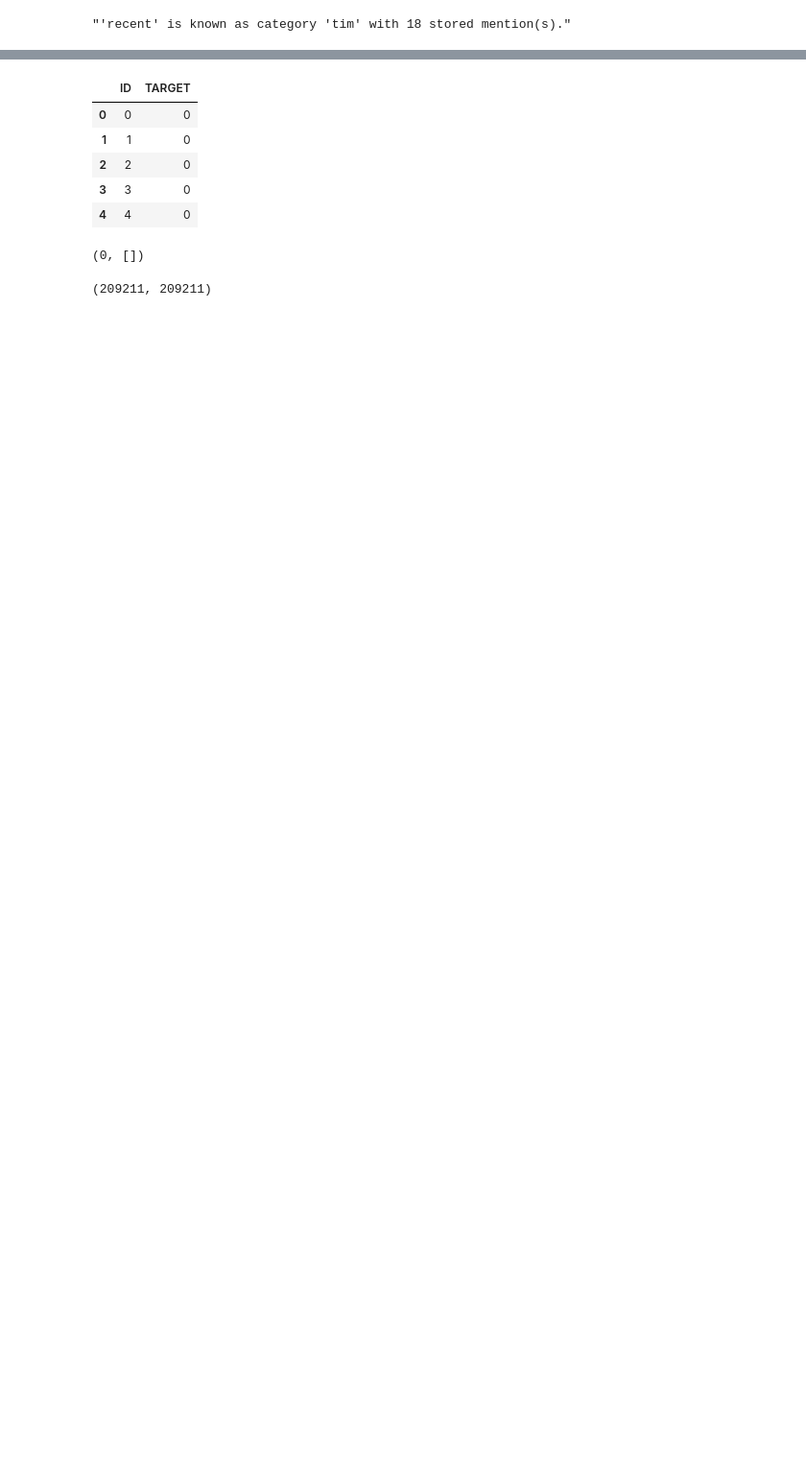
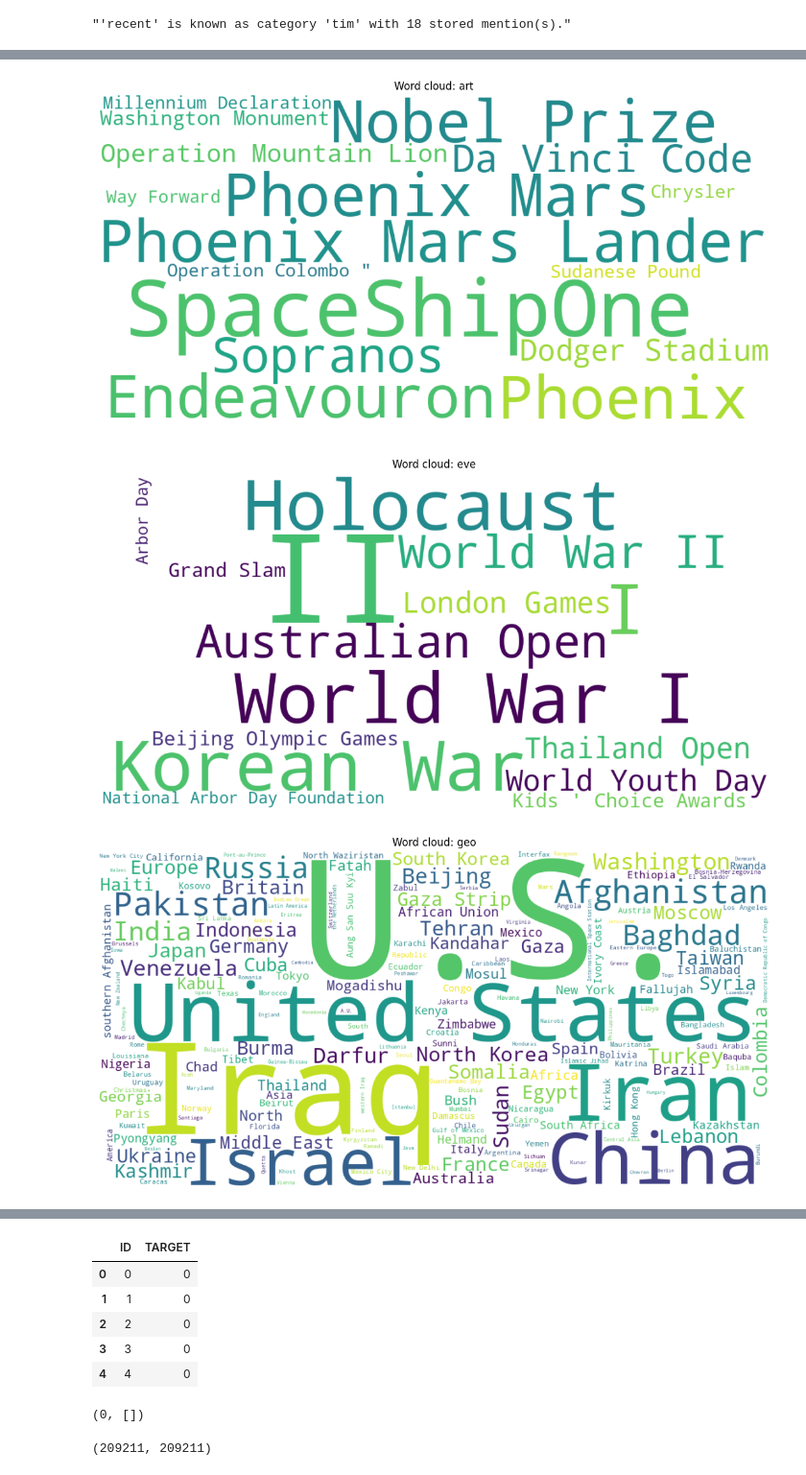
Before and after one commit to DanTimson/IAD25-ML-NLP-lab, a Jupyter notebook: notebooks/solution.ipynb, the cells around one changed output, grey strips where cells are left out. Shown at 96% size. Drawn from its saved outputs; the diff is of its cells as text; code cells hidden in the pictures; blank space fills up the shorter version.

```diff
--- a/notebooks/solution.ipynb
+++ b/notebooks/solution.ipynb
@@ -337,7 +466,11 @@ That tradition has grown in popularity in recent (tim) years , driven in part by
 # %%
-# for cat in sorted(store.categories):
-#     plot_category_wordcloud(
-#         store,
-#         cat,
-#         save_path=os.path.join(FIG_DIR, f"wordcloud_{cat}.png"),
-#     )
+for cat in sorted(store.categories):
+    plot_category_wordcloud(
+        store,
+        cat,
+        save_path=os.path.join(FIG_DIR, f"wordcloud_{cat}.png"),
+    )
+# %% [output]
+[figure, added]
+[figure, added]
+[figure, added]
```
Also changed, not shown: parts of 37 cells of this notebook, 22 other files.
